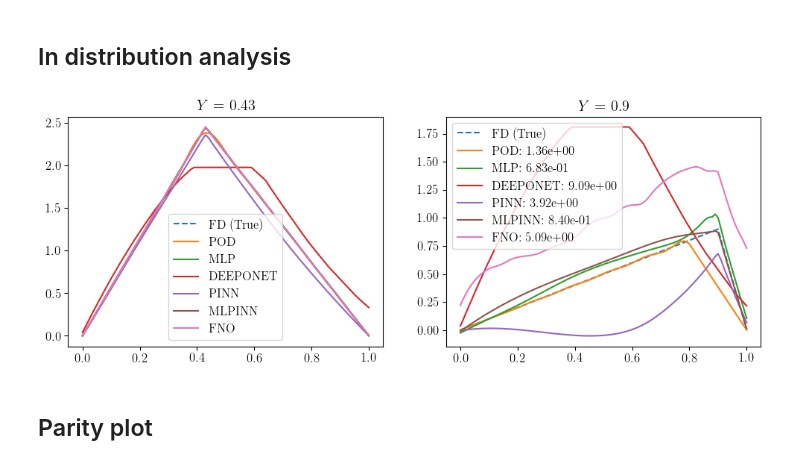
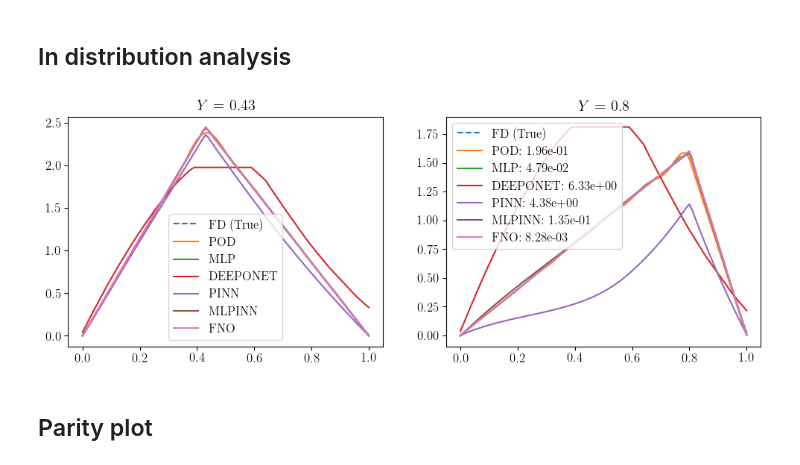
Before and after one commit to lechevaa/CEMRACS_SciML, a Jupyter notebook: notebooks/PoissonEquation/Poisson_step_2.ipynb, the cells around one changed output. Saved outputs shown, nothing was run; the diff lists cells and outputs as text; code cells hidden in the pictures.

```diff
--- a/notebooks/PoissonEquation/Poisson_step_2.ipynb
+++ b/notebooks/PoissonEquation/Poisson_step_2.ipynb
@@ -60,7 +60,8 @@ def delta(y, x, dy = 1., dx = 0.) :
 # %%
-PARAMS_SOLVER['source_term'] = lambda y, x : delta(y, x)
-PARAMS_SOLVER['y'] = 0.2
+PARAMS_SOLVER['source_term'] = lambda y, x: delta(y,x)
+x = np.linspace(0., 1., 101)
+PARAMS_SOLVER['F'] = delta(0.2, x)
 # %%
 params_solver = copy.deepcopy(PARAMS_SOLVER)
-solver = Solver(params={'solver': params_solver})
+solver = PoissonSolver(params=params_solver)
 # %%
@@ -77,11 +78,10 @@ Now let us generate a dataset using this solver
 # As we use a dirac, we need the values of y to correspond with the grid
 Y_list = solver.x[20:81].reshape(-1, 1)
 # %%
-U_sols = []
-for y in Y_list:
-    solver.change_y(new_y= y)
-    U_sols.append(solver.solve())
-U_sols = np.stack(U_sols)
+# From y position to F source term
+VF = delta(Y_list, solver.x)
+# Vectorized solver
+VU = solver.Vsolve(vect = 'F', F = VF)
 # %%
 fig, axs = plt.subplots(1, figsize=(6, 6))
 for sample in range(0, 40, 8):
@@ -151,7 +151,7 @@ Load models for Neural Networks, and fit for POD
 for method in method_names:
     hyperparams_method = copy.deepcopy(HYPERPARAMS_METHODS[method])
     if method == 'POD':
-        all_methods[method].fit(hyperparameters=hyperparams_method, U=U_sols)
+        all_methods[method].fit(hyperparameters=hyperparams_method, U=VU)
     elif method in ['MLP', 'DEEPONET', 'PINN', 'MLPINN', 'FNO']:
         all_methods[method].load_state_dict(f'optuna/step_2/{method}.pt')
 # %% [output]
@@ -175,34 +175,36 @@ plt.show()
 ## In distribution analysis
 # %%
 new_y = 0.43
-solver.change_y(new_y=new_y)
-U_FD = solver.solve()
+new_F = delta(new_y, solver.x)
+solver.change_F(F=new_F)
+U_FD = solver.solve
 
 fig, (ax_0, ax_1) = plt.subplots(1, 2, figsize= (12, 4))
 ax_0.plot(solver.x, U_FD, '--', label=f'FD (True)')
 
 for method in all_methods:
     U_pred = all_methods[method].apply_method(phi = [new_y], y = [new_y]).flatten()
     ax_0.plot(solver.x, U_pred, label=f'{method}')
 ax_0.title.set_text(f'$Y$ = {new_y}')
 ax_0.legend()
 
-new_OOD_y = 0.9
-solver.change_y(new_y=new_OOD_y)
-U_FD = solver.solve()
+new_OOD_y = 0.8
+new_OOD_F = delta(new_OOD_y, solver.x)
+solver.change_F(F=new_OOD_F)
+U_FD = solver.solve
 
 ax_1.plot(solver.x, U_FD, '--', label=f'FD (True)')
 
 for method in all_methods:
     U_pred = all_methods[method].apply_method(phi = [new_OOD_y], y = [new_OOD_y]).flatten()
     ax_1.plot(solver.x, U_pred, label=f'{method}: {np.linalg.norm(U_pred - U_FD, 2):.2e}')
 
 
 ax_1.title.set_text(f'$Y$ = {new_OOD_y}')
 ax_1.legend()
 plt.show()
 # %% [output]
-[figure, old version]
+[figure, new version]
 # %% [markdown]
 ## Parity plot
 # %%
```
Also changed, not shown: parts of 14 cells of this notebook, 8 other files.
